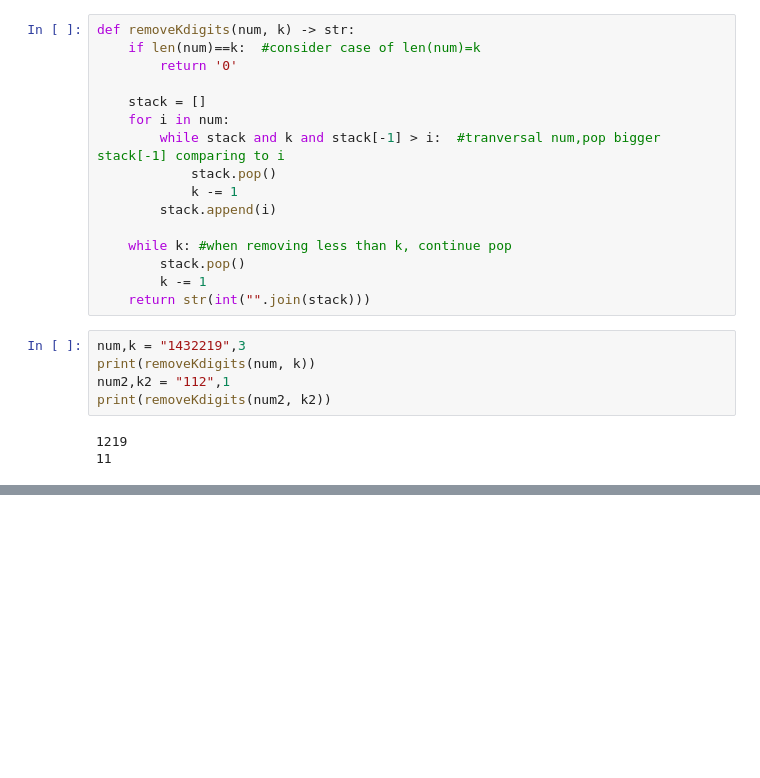
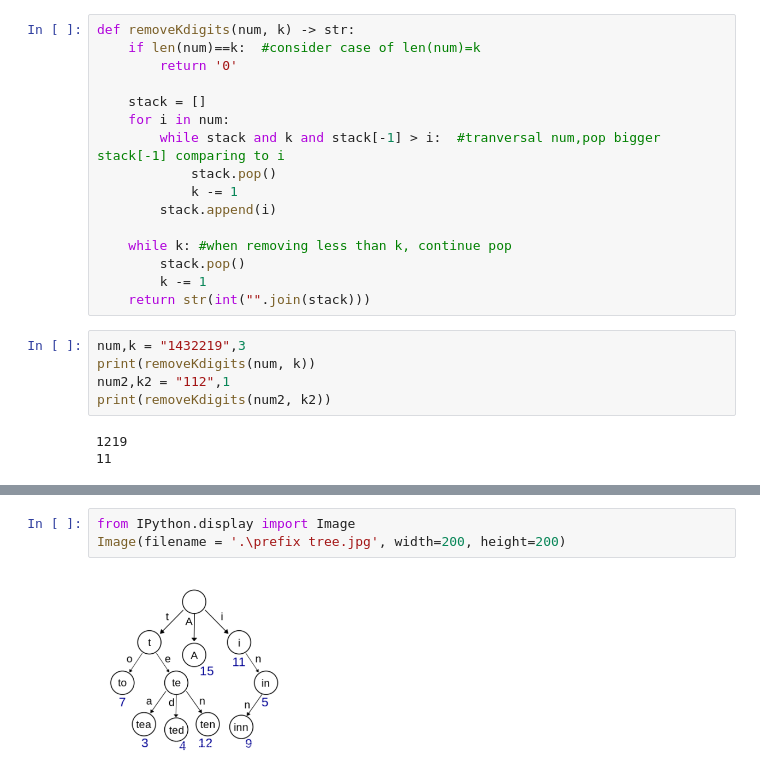
Before and after one commit to JiajingZhao/Leetcode-Challenge, a Jupyter notebook: May Leetcoding Challenge 5.1-5.30/2nd Week 5.8-5.14.ipynb, the cells around one changed output, grey strips where cells are left out. Drawn from its saved outputs; the diff is of its cells as text; blank space fills up the shorter version.

```diff
--- a/May Leetcoding Challenge 5.1-5.30/2nd Week 5.8-5.14.ipynb
+++ b/May Leetcoding Challenge 5.1-5.30/2nd Week 5.8-5.14.ipynb
@@ -291,0 +307,5 @@ print(removeKdigits(num2, k2))
+# %%
+from IPython.display import Image
+Image(filename = '.\prefix tree.jpg', width=200, height=200)
+# %% [output]
+[figure, added]
```
Also changed, not shown: parts of 5 cells of this notebook, 2 other files.
